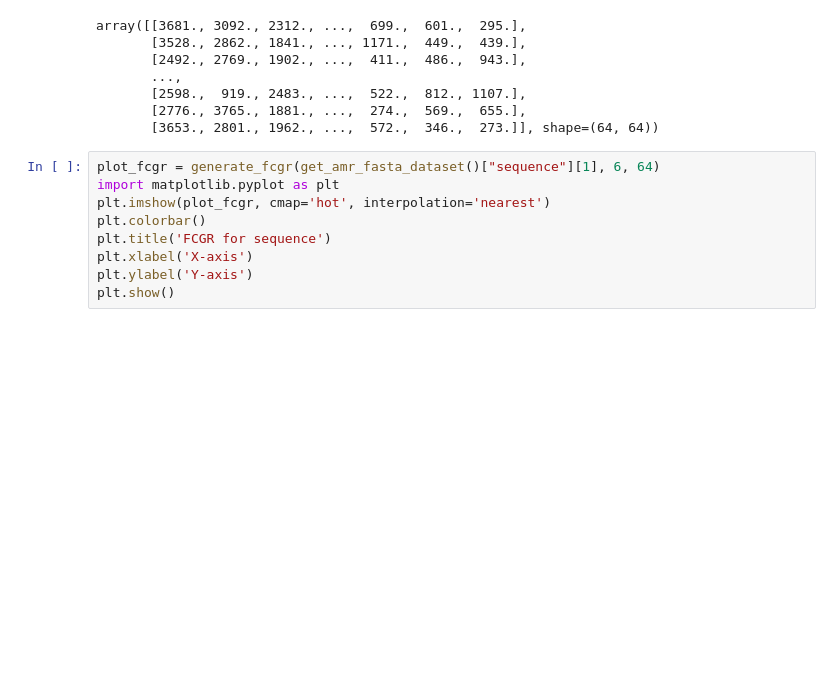
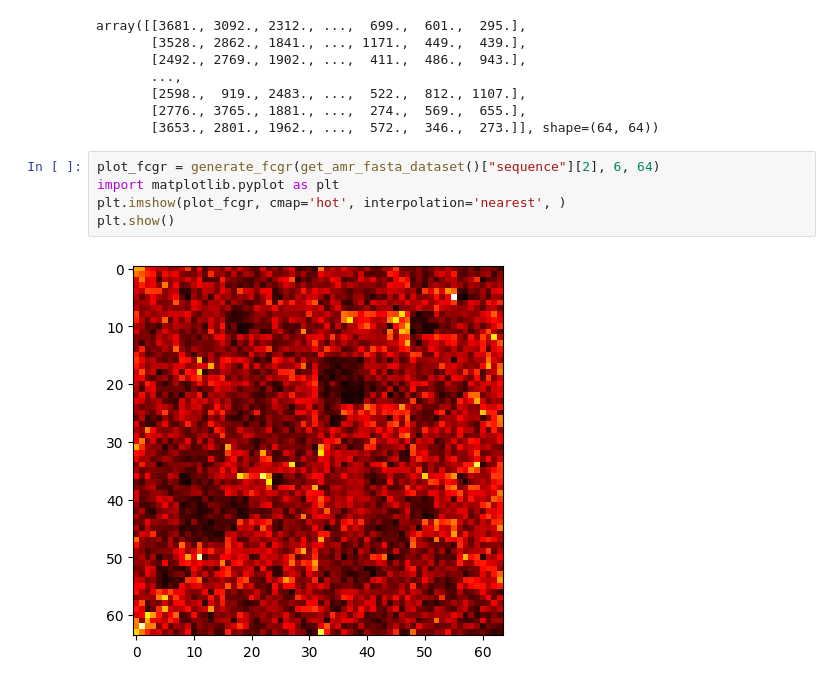
Before and after one commit to vmlcode/AMR-VSA25, a Jupyter notebook: notebooks/preprocessing_pipelines.ipynb, the cells around one changed output. Drawn from its saved outputs; the diff is of its cells as text; blank space fills up the shorter version.

```diff
--- a/notebooks/preprocessing_pipelines.ipynb
+++ b/notebooks/preprocessing_pipelines.ipynb
@@ -185,14 +185,12 @@ array([[3681., 3092., 2312., ...,  699.,  601.,  295.],
        [2776., 3765., 1881., ...,  274.,  569.,  655.],
        [3653., 2801., 1962., ...,  572.,  346.,  273.]], shape=(64, 64))
 # %%
-plot_fcgr = generate_fcgr(get_amr_fasta_dataset()["sequence"][1], 6, 64)
+plot_fcgr = generate_fcgr(get_amr_fasta_dataset()["sequence"][2], 6, 64)
 import matplotlib.pyplot as plt
-plt.imshow(plot_fcgr, cmap='hot', interpolation='nearest')
-plt.colorbar()
-plt.title('FCGR for sequence')
-plt.xlabel('X-axis')
-plt.ylabel('Y-axis')
+plt.imshow(plot_fcgr, cmap='hot', interpolation='nearest', )
 plt.show()
+# %% [output]
+[figure, added]
 # %%
 def create_amr_fasta_fcgr_dataset():
     df = get_amr_fasta_dataset()
```
Also changed, not shown: parts of 1 cell of this notebook, 1 other file.
